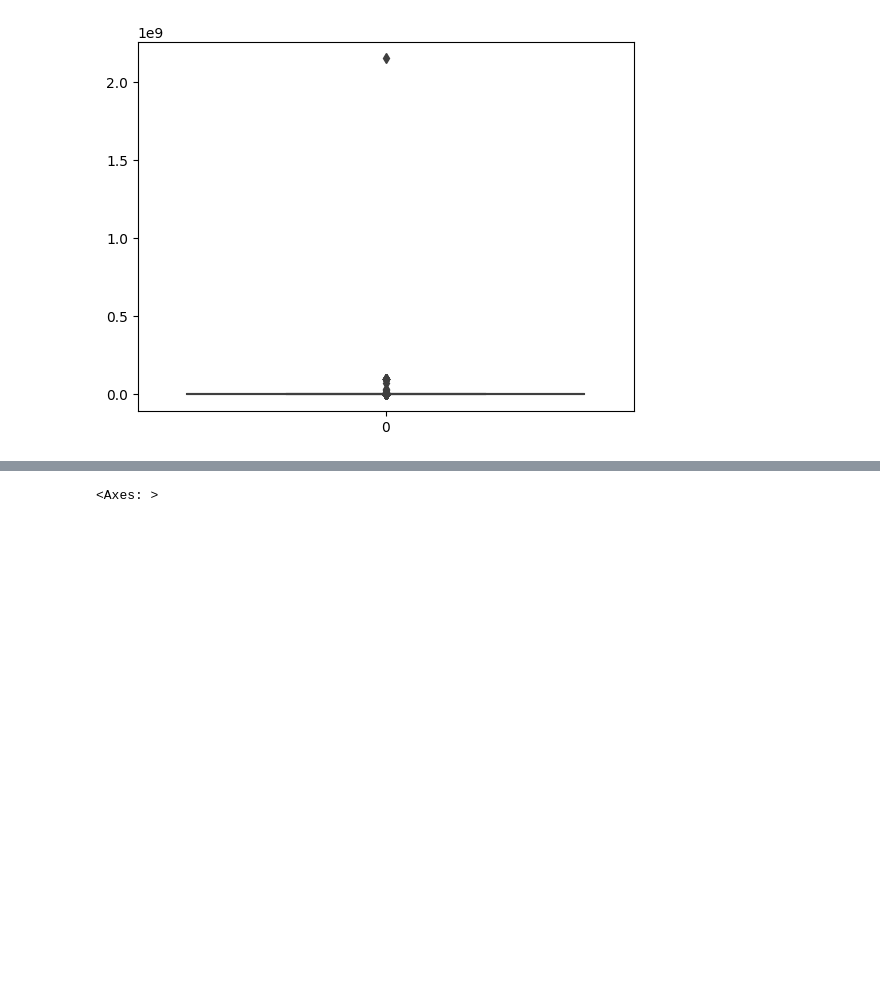
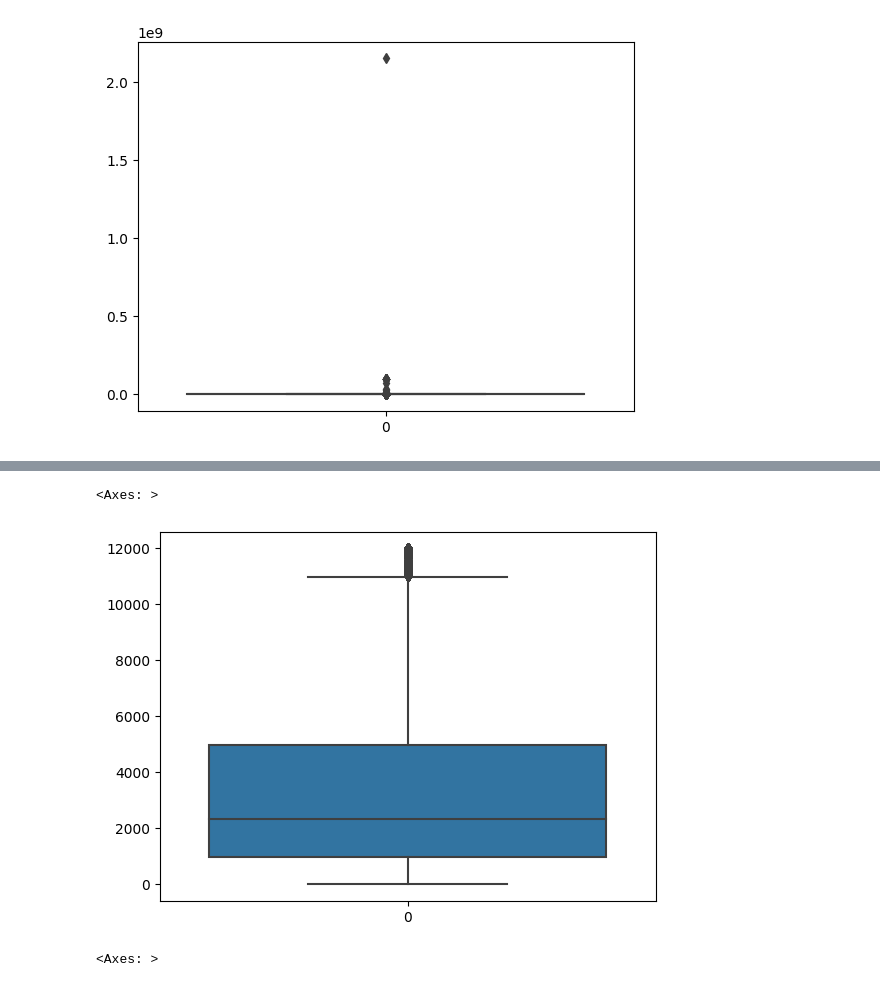
Before and after one commit to Supermjork/Much-Vroom, a Jupyter notebook: notebook/vroom.ipynb, the cells around one changed output, grey strips where cells are left out. Cells and saved outputs as stored; diff of their text form; code cells hidden in the pictures; blank space fills up the shorter version.

```diff
--- a/notebook/vroom.ipynb
+++ b/notebook/vroom.ipynb
@@ -407,3 +414,11 @@ memory usage: 44.6+ MB
+# %%
+# Manually Cutting off outliers
+selected_data = selected_data[selected_data['price'] <= 12000]
+
+sns.boxplot(selected_data['price'].values)
+# %% [output]
+<Axes: >
+[figure, added]
 # %%
 # Filtering Horsepower (PferdeStärke)
 sns.boxplot(selected_data['powerPS'])
```
Also changed, not shown: parts of 15 cells of this notebook.
